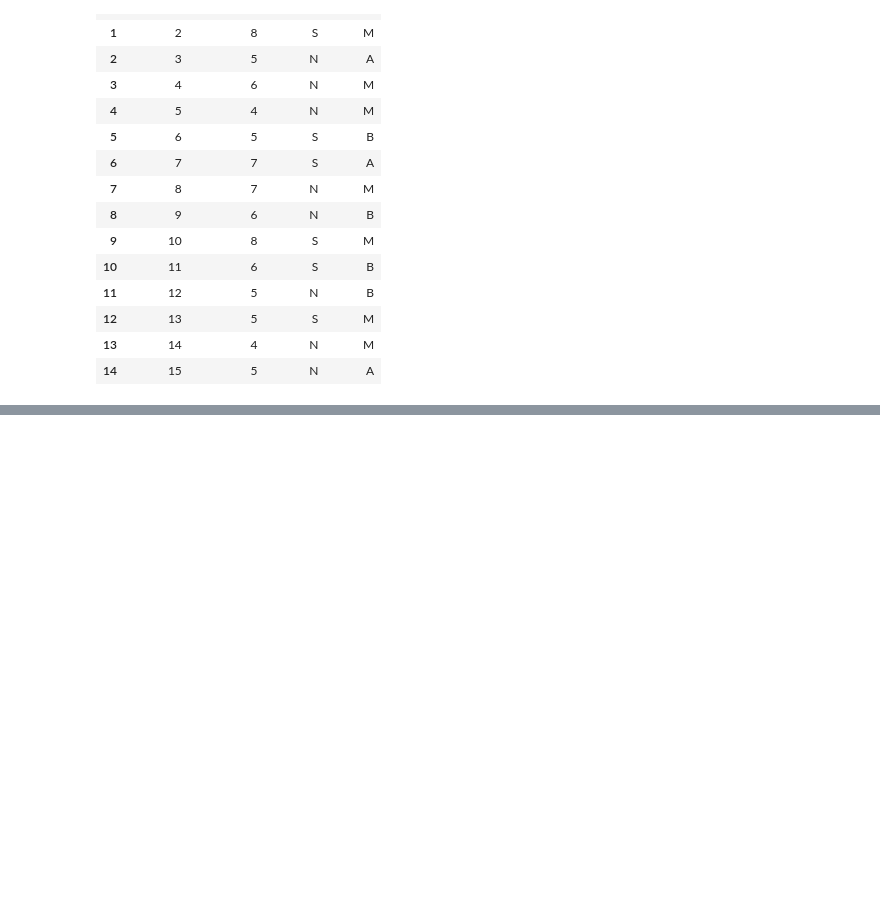
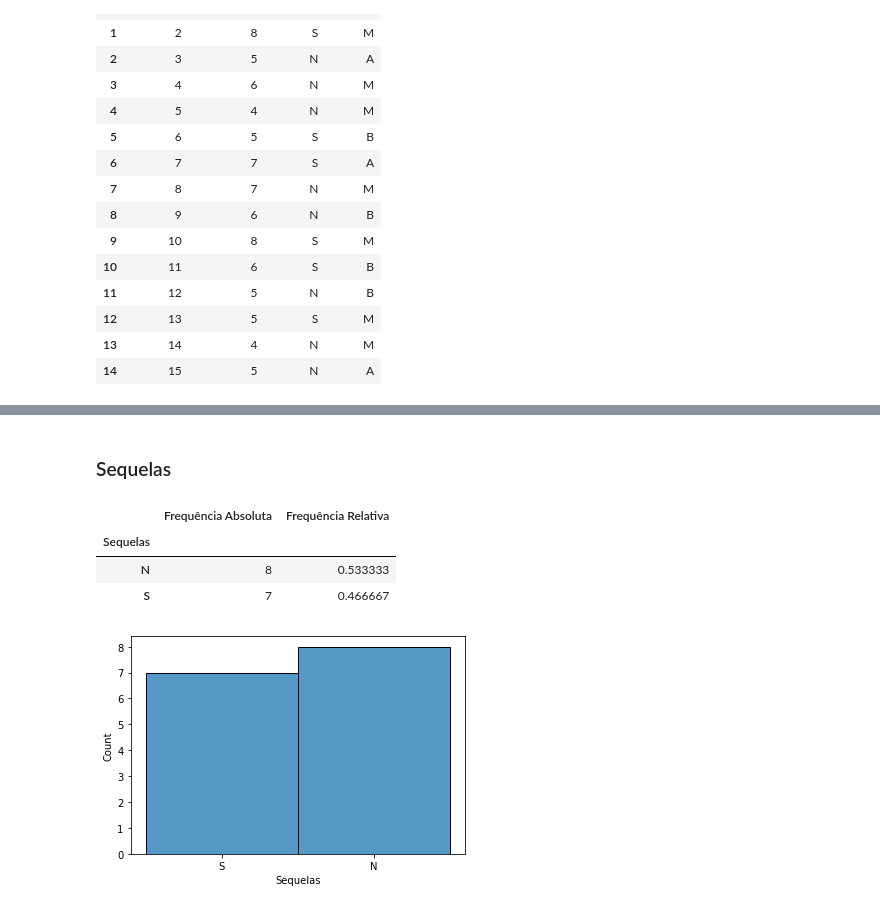
Before and after one commit to douglascdsantos/unesp_estatistica_e_probabilidade, a Jupyter notebook: aula01/lista_de_exercícios_01.ipynb, the cells around one changed output, grey strips where cells are left out. Cells and saved outputs as stored; diff of their text form; code cells hidden in the pictures; blank space fills up the shorter version.

```diff
--- a/aula01/lista_de_exercícios_01.ipynb
+++ b/aula01/lista_de_exercícios_01.ipynb
@@ -77 +72,19 @@ sns.histplot(data = dados['questao_2'],
 [figure]
+# %% [markdown]
+### Sequelas
+# %%
+tab_freq_sequelas = pd.crosstab(index = dados['questao_2'].Sequelas,
+            columns = 'Frequência Absoluta',
+            colnames = [''])
+tab_freq_sequelas['Frequência Relativa'] = tab_freq_sequelas / tab_freq_sequelas.sum()
+tab_freq_sequelas
+# %% [output]
+|  | Frequência Absoluta | Frequência Relativa |
+| Sequelas |  |  |
+| N | 8 | 0.533333 |
+| S | 7 | 0.466667 |
+# %%
+sns.histplot(data = dados['questao_2'],
+             x = 'Sequelas');
+# %% [output]
+[figure, added]
```
Also changed, not shown: parts of 13 cells of this notebook.
